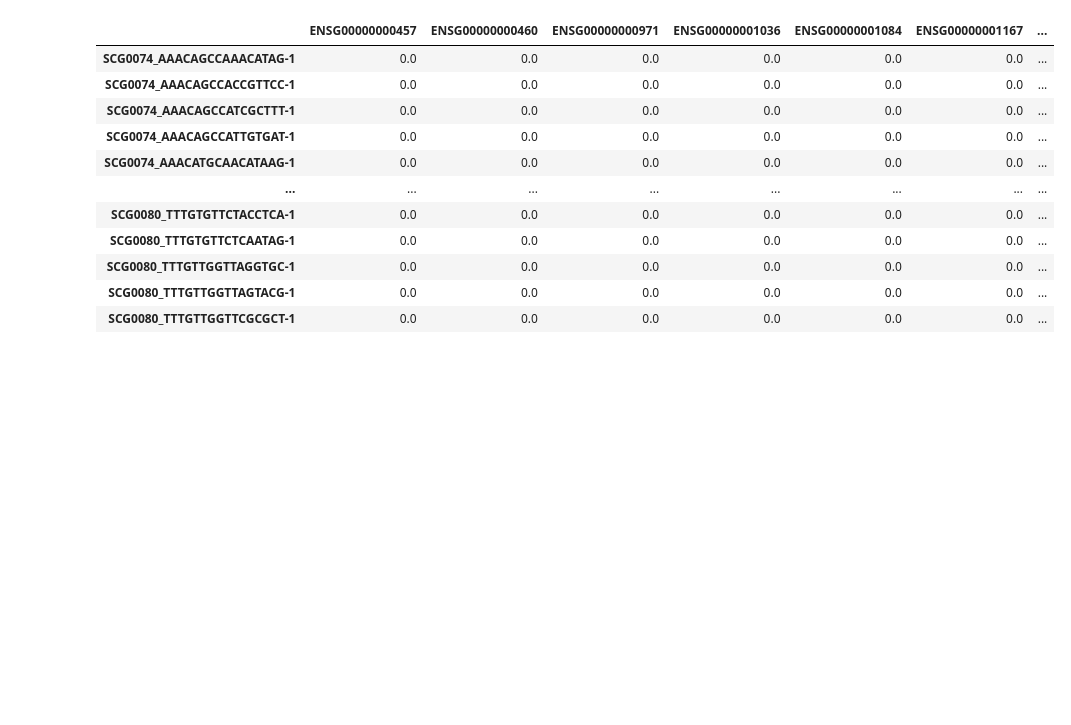
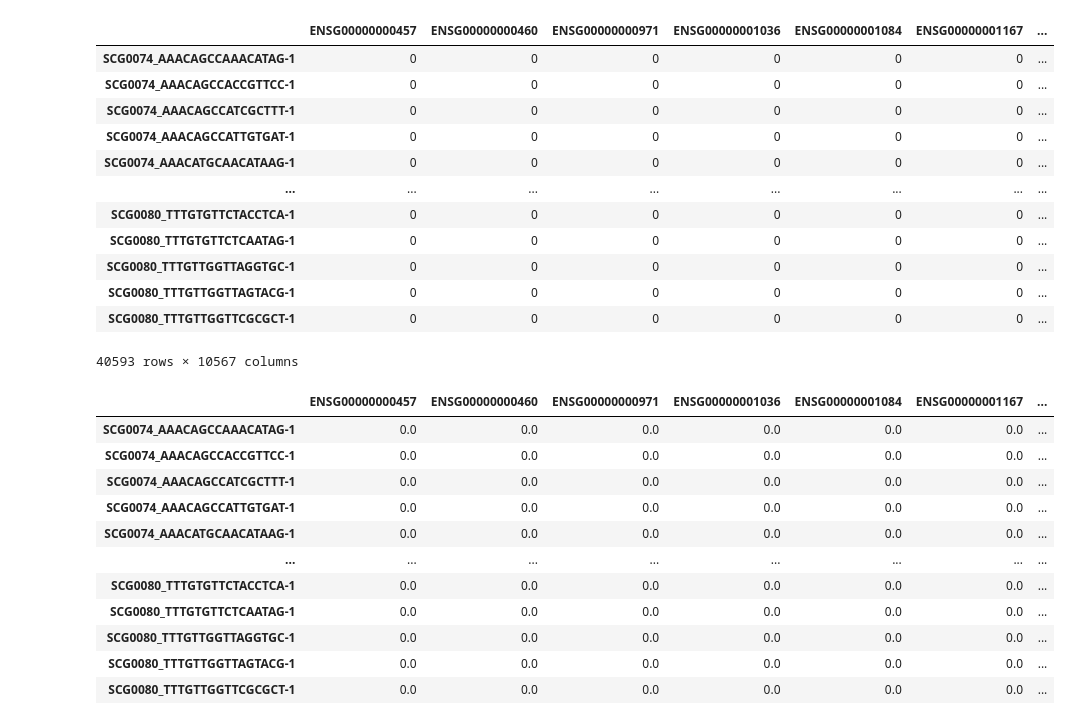
Before and after one commit to SFGLab/Team8_PhaseSpecific_Chromatin_Changes, a Jupyter notebook: Agregation.ipynb, the cells around one changed output. Drawn from its saved outputs; the diff is of its cells as text; code cells hidden in the pictures; blank space fills up the shorter version.

```diff
--- a/Agregation.ipynb
+++ b/Agregation.ipynb
@@ -42,6 +42,22 @@ for c in all_cells:
 
 X = coo_matrix((data, (rows, cols)), shape=(len(all_cells), len(all_genes))).tocsc()
 df_expr = pd.DataFrame(X.todense(), index=all_cells, columns=all_genes)
+# %%
+df_expr
+# %% [output]
+|  | ENSG00000000457 | ENSG00000000460 | ENSG00000000971 | ENSG00000001036 | ENSG00000001084 | ENSG00000001167 | ... |
+| SCG0074_AAACAGCCAAACATAG-1 | 0 | 0 | 0 | 0 | 0 | 0 | ... |
+| SCG0074_AAACAGCCACCGTTCC-1 | 0 | 0 | 0 | 0 | 0 | 0 | ... |
+| SCG0074_AAACAGCCATCGCTTT-1 | 0 | 0 | 0 | 0 | 0 | 0 | ... |
+| SCG0074_AAACAGCCATTGTGAT-1 | 0 | 0 | 0 | 0 | 0 | 0 | ... |
+| SCG0074_AAACATGCAACATAAG-1 | 0 | 0 | 0 | 0 | 0 | 0 | ... |
+| ... | ... | ... | ... | ... | ... | ... | ... |
+| SCG0080_TTTGTGTTCTACCTCA-1 | 0 | 0 | 0 | 0 | 0 | 0 | ... |
+| SCG0080_TTTGTGTTCTCAATAG-1 | 0 | 0 | 0 | 0 | 0 | 0 | ... |
+| SCG0080_TTTGTTGGTTAGGTGC-1 | 0 | 0 | 0 | 0 | 0 | 0 | ... |
+| SCG0080_TTTGTTGGTTAGTACG-1 | 0 | 0 | 0 | 0 | 0 | 0 | ... |
+| SCG0080_TTTGTTGGTTCGCGCT-1 | 0 | 0 | 0 | 0 | 0 | 0 | ... |
+40593 rows × 10567 columns
 # %%
 # === 5. Normalisation per 10K ===
 df_expr_norm = df_expr.div(df_expr.sum(axis=1), axis=0) * 1e4
```
Also changed, not shown: parts of 2 cells of this notebook, 2 other files.
